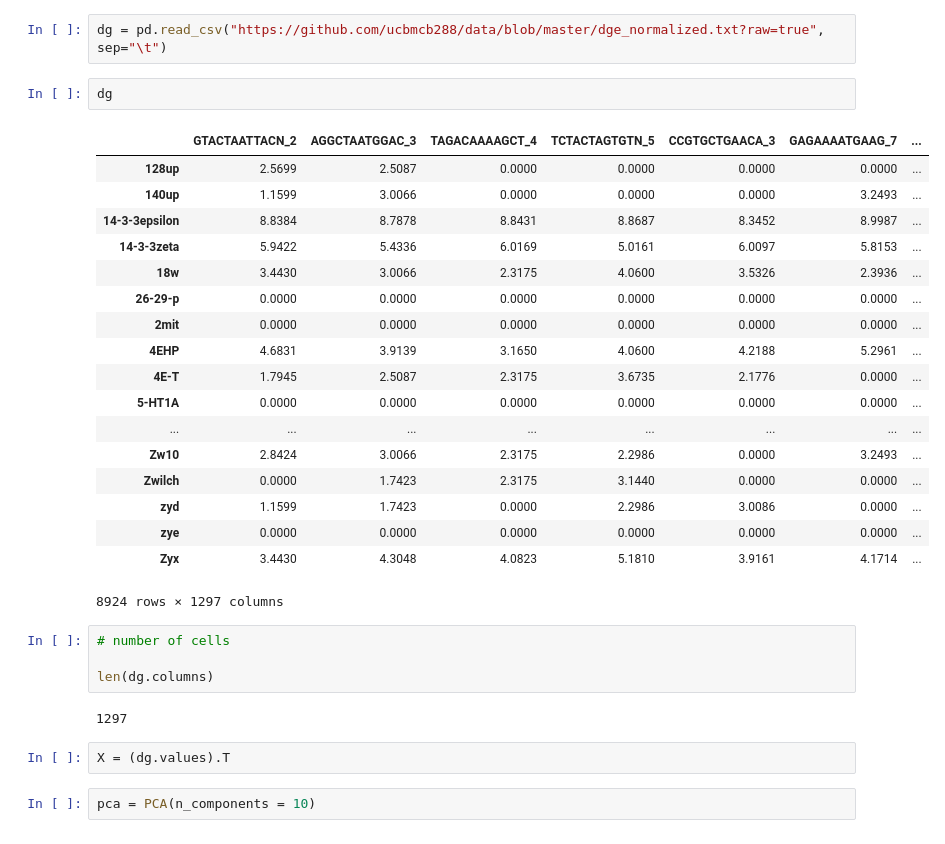
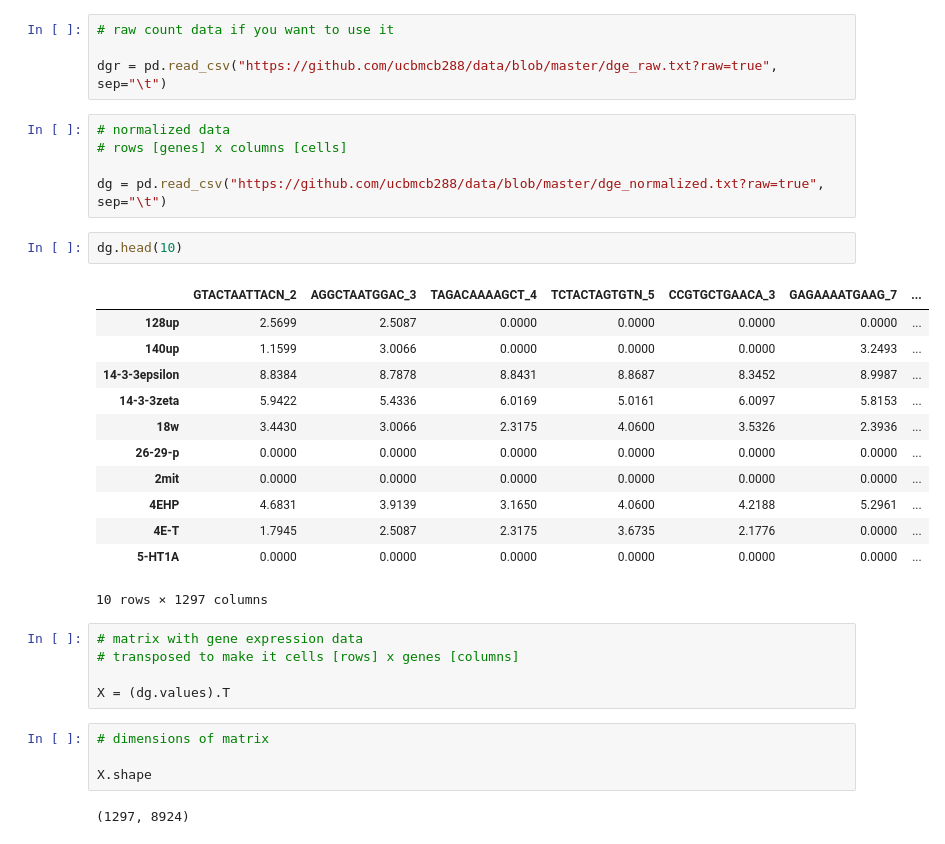
Before and after one commit to ucbmcb288/2019, a Jupyter notebook: MCB288_Week8_SingleCell.ipynb, the cells around one changed output. Drawn from its saved outputs; the diff is of its cells as text.

```diff
--- a/MCB288_Week8_SingleCell.ipynb
+++ b/MCB288_Week8_SingleCell.ipynb
@@ -36,33 +41,35 @@ from sklearn.mixture import GaussianMixture
+# %%
+# raw count data if you want to use it
+
+dgr = pd.read_csv("https://github.com/ucbmcb288/data/blob/master/dge_raw.txt?raw=true", sep="\t")
 # %%
+# normalized data
+# rows [genes] x columns [cells]
+
 dg = pd.read_csv("https://github.com/ucbmcb288/data/blob/master/dge_normalized.txt?raw=true", sep="\t")
 # %%
-dg
+dg.head(10)
 # %% [output]
 |  | GTACTAATTACN_2 | AGGCTAATGGAC_3 | TAGACAAAAGCT_4 | TCTACTAGTGTN_5 | CCGTGCTGAACA_3 | GAGAAAATGAAG_7 | ... |
 | 128up | 2.5699 | 2.5087 | 0.0000 | 0.0000 | 0.0000 | 0.0000 | ... |
 | 140up | 1.1599 | 3.0066 | 0.0000 | 0.0000 | 0.0000 | 3.2493 | ... |
 | 14-3-3epsilon | 8.8384 | 8.7878 | 8.8431 | 8.8687 | 8.3452 | 8.9987 | ... |
 | 14-3-3zeta | 5.9422 | 5.4336 | 6.0169 | 5.0161 | 6.0097 | 5.8153 | ... |
 | 18w | 3.4430 | 3.0066 | 2.3175 | 4.0600 | 3.5326 | 2.3936 | ... |
 | 26-29-p | 0.0000 | 0.0000 | 0.0000 | 0.0000 | 0.0000 | 0.0000 | ... |
 | 2mit | 0.0000 | 0.0000 | 0.0000 | 0.0000 | 0.0000 | 0.0000 | ... |
 | 4EHP | 4.6831 | 3.9139 | 3.1650 | 4.0600 | 4.2188 | 5.2961 | ... |
 | 4E-T | 1.7945 | 2.5087 | 2.3175 | 3.6735 | 2.1776 | 0.0000 | ... |
 | 5-HT1A | 0.0000 | 0.0000 | 0.0000 | 0.0000 | 0.0000 | 0.0000 | ... |
-| ... | ... | ... | ... | ... | ... | ... | ... |
-| Zw10 | 2.8424 | 3.0066 | 2.3175 | 2.2986 | 0.0000 | 3.2493 | ... |
-| Zwilch | 0.0000 | 1.7423 | 2.3175 | 3.1440 | 0.0000 | 0.0000 | ... |
-| zyd | 1.1599 | 1.7423 | 0.0000 | 2.2986 | 3.0086 | 0.0000 | ... |
-| zye | 0.0000 | 0.0000 | 0.0000 | 0.0000 | 0.0000 | 0.0000 | ... |
-| Zyx | 3.4430 | 4.3048 | 4.0823 | 5.1810 | 3.9161 | 4.1714 | ... |
-8924 rows × 1297 columns
+10 rows × 1297 columns
-# %%
-# number of cells
-
-len(dg.columns)
-# %% [output]
-1297
-# %%
-X = (dg.values).T
-# %%
-pca = PCA(n_components = 10)
+# %%
+# matrix with gene expression data
+# transposed to make it cells [rows] x genes [columns]
+
+X = (dg.values).T
+# %%
+# dimensions of matrix
+
+X.shape
+# %% [output]
+(1297, 8924)
```
Also changed, not shown: parts of 93 cells of this notebook.
